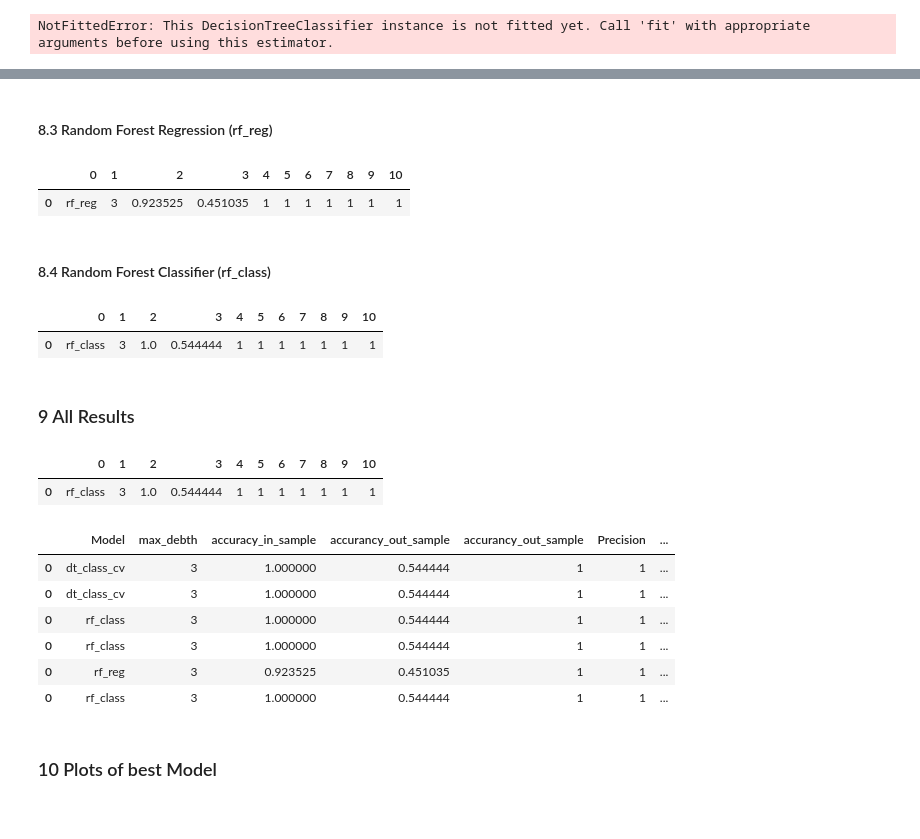
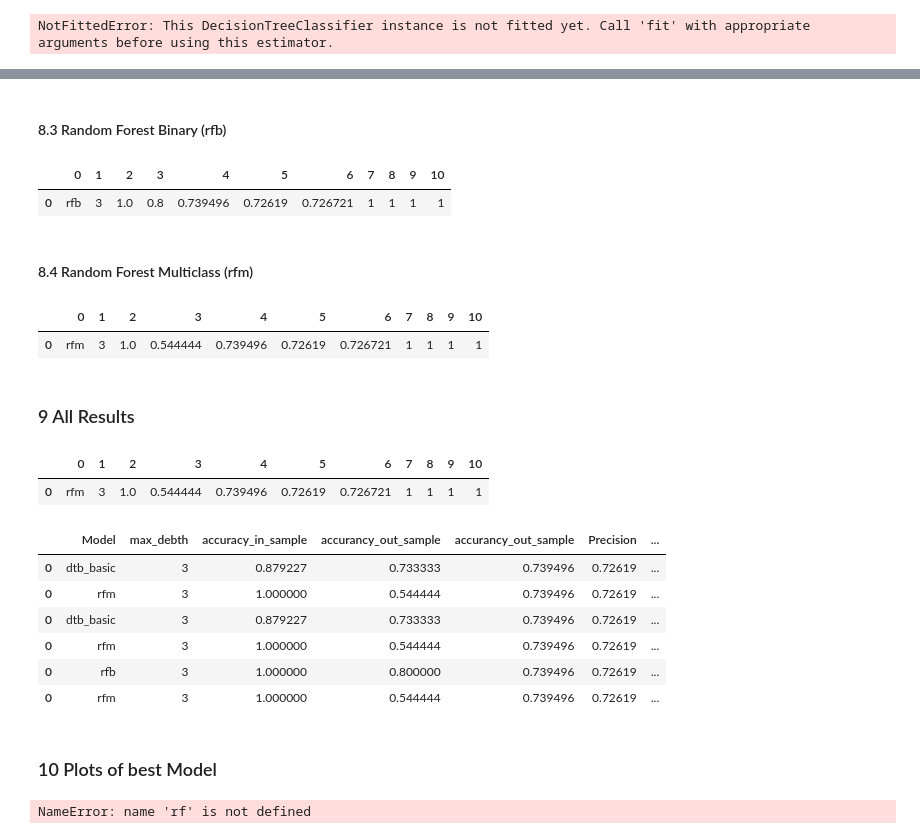
Before and after one commit to Liomat97/Machine-Learning, a Jupyter notebook: Test.ipynb, the cells around one changed output, grey strips where cells are left out. Drawn from its saved outputs; the diff is of its cells as text; code cells hidden in the pictures.

Commit message:
Änderung Regression zu Classifier

```diff
--- a/Test.ipynb
+++ b/Test.ipynb
@@ -684,3 +760,3 @@ dt_class_cv_results
 # %% [markdown]
-#### 8.3 Random Forest Regression (rf_reg)
+#### 8.3 Random Forest Binary (rfb)
 # %%
@@ -709,19 +785,19 @@ FP = 1
 FN = 1
 # %%
 #Append the Results from the Loop to the existing Dataframe:
-rf_reg_temp = [(model, max_debth, accuracy_in_sample, accurancy_out_sample, Precision, Recall, F1, TP, TN, FP, FN)]
-rf_reg_results = pd.DataFrame(rf_reg_temp)
-rf_reg_results
+rfb_temp = [(model, max_debth, accuracy_in_sample, accurancy_out_sample, Precision, Recall, F1, TP, TN, FP, FN)]
+rfb_results = pd.DataFrame(rfb_temp)
+rfb_results
 # %% [output]
 |  | 0 | 1 | 2 | 3 | 4 | 5 | 6 | 7 | 8 | 9 | 10 |
-| 0 | rf_reg | 3 | 0.923525 | 0.451035 | 1 | 1 | 1 | 1 | 1 | 1 | 1 |
+| 0 | rfb | 3 | 1.0 | 0.8 | 0.739496 | 0.72619 | 0.726721 | 1 | 1 | 1 | 1 |
 # %% [markdown]
-#### 8.4 Random Forest Classifier (rf_class)
+#### 8.4 Random Forest Multiclass (rfm)
 # %%
 # Import relevant packages
 from sklearn.ensemble import RandomForestClassifier
-rf_class = RandomForestClassifier(max_depth=10, random_state=0)
-rf_class.fit(x_multi_train, y_multi_train)
+rfm = RandomForestClassifier(max_depth=10, random_state=0)
+rfm.fit(x_multi_train, y_multi_train)
 
 from sklearn.metrics import roc_auc_score
 from sklearn.metrics import roc_curve, auc
@@ -730,56 +806,56 @@ from sklearn.metrics import precision_score
 from sklearn.metrics import recall_score
 from sklearn import metrics
 # %%
-model = 'rf_class'
+model = 'rfm'
 max_debth = 3
-accuracy_in_sample = rf_class.score(x_multi_train, y_multi_train)
-accurancy_out_sample = rf_class.score(x_multi_test, y_multi_test)
-Precision = 1
-Recall = 1
-F1 = 1
+accuracy_in_sample = rfm.score(x_multi_train, y_multi_train)
+accurancy_out_sample = rfm.score(x_multi_test, y_multi_test)
+Precision = report['macro avg']['precision']
+Recall = report['macro avg']['recall']
+F1 = report['macro avg']['f1-score']
 TP = 1
 TN = 1
 FP = 1
 FN = 1
 # %%
 #Append the Results from the Loop to the existing Dataframe:
-rf_class_temp = [(model, max_debth, accuracy_in_sample, accurancy_out_sample, Precision, Recall, F1, TP, TN, FP, FN)]
-rf_class_results = pd.DataFrame(rf_class_temp)
-rf_class_results
+rfm_temp = [(model, max_debth, accuracy_in_sample, accurancy_out_sample, Precision, Recall, F1, TP, TN, FP, FN)]
+rfm_results = pd.DataFrame(rfm_temp)
+rfm_results
 # %% [output]
 |  | 0 | 1 | 2 | 3 | 4 | 5 | 6 | 7 | 8 | 9 | 10 |
-| 0 | rf_class | 3 | 1.0 | 0.544444 | 1 | 1 | 1 | 1 | 1 | 1 | 1 |
+| 0 | rfm | 3 | 1.0 | 0.544444 | 0.739496 | 0.72619 | 0.726721 | 1 | 1 | 1 | 1 |
 # %% [markdown]
 ### 9 All Results
 # %%
-dt_reg_basic_results
-dt_reg_cv_results
-dt_class_basic_results
-dt_class_cv_results
-rf_reg_results
-rf_class_results
+dtb_basic_results
+dtm_cv_results
+dtb_basic_results
+dtm_cv_results
+rfb_results
+rfm_results
 # %% [output]
 |  | 0 | 1 | 2 | 3 | 4 | 5 | 6 | 7 | 8 | 9 | 10 |
-| 0 | rf_class | 3 | 1.0 | 0.544444 | 1 | 1 | 1 | 1 | 1 | 1 | 1 |
+| 0 | rfm | 3 | 1.0 | 0.544444 | 0.739496 | 0.72619 | 0.726721 | 1 | 1 | 1 | 1 |
 # %%
 Results = pd.DataFrame()
-Results = Results.append(dt_reg_basic_results)
-Results = Results.append(dt_reg_cv_results)
-Results = Results.append(dt_class_basic_results)
-Results = Results.append(dt_class_cv_results)
-Results = Results.append(rf_reg_results)
-Results = Results.append(rf_class_results)
+Results = Results.append(dtb_basic_results)
+Results = Results.append(dtm_cv_results)
+Results = Results.append(dtb_basic_results)
+Results = Results.append(dtm_cv_results)
+Results = Results.append(rfb_results)
+Results = Results.append(rfm_results)
 Results.rename(columns= {0:'Model', 1:'max_debth', 2:'accuracy_in_sample', 3:'accurancy_out_sample', 4:'accurancy_out_sample', 5:'Precision', 6:'Recall', 7:'F1', 8:'TP', 9:'TN', 10:'FP', 11:'FN' }, inplace = True)
 #Results.to_excel('Results.xlsx')
 Results
 # %% [output]
 |  | Model | max_debth | accuracy_in_sample | accurancy_out_sample | accurancy_out_sample | Precision | ... |
-| 0 | dt_class_cv | 3 | 1.000000 | 0.544444 | 1 | 1 | ... |
-| 0 | dt_class_cv | 3 | 1.000000 | 0.544444 | 1 | 1 | ... |
-| 0 | rf_class | 3 | 1.000000 | 0.544444 | 1 | 1 | ... |
-| 0 | rf_class | 3 | 1.000000 | 0.544444 | 1 | 1 | ... |
-| 0 | rf_reg | 3 | 0.923525 | 0.451035 | 1 | 1 | ... |
-| 0 | rf_class | 3 | 1.000000 | 0.544444 | 1 | 1 | ... |
+| 0 | dtb_basic | 3 | 0.879227 | 0.733333 | 0.739496 | 0.72619 | ... |
+| 0 | rfm | 3 | 1.000000 | 0.544444 | 0.739496 | 0.72619 | ... |
+| 0 | dtb_basic | 3 | 0.879227 | 0.733333 | 0.739496 | 0.72619 | ... |
+| 0 | rfm | 3 | 1.000000 | 0.544444 | 0.739496 | 0.72619 | ... |
+| 0 | rfb | 3 | 1.000000 | 0.800000 | 0.739496 | 0.72619 | ... |
+| 0 | rfm | 3 | 1.000000 | 0.544444 | 0.739496 | 0.72619 | ... |
 # %% [markdown]
 ### 10 Plots of best Model
 # %%
@@ -790,7 +866,9 @@ predicted_results
 accuracy_score(y_multi_train, predicted_results)
 
 from sklearn.tree import plot_tree
-plot_tree(de_reg_basic, filled = True, rounded = True)
+plot_tree(dtb_basic, filled = True, rounded = True)
+# %% [output]
+NameError: name 'rf' is not defined
 # %%
 # Out-of-sample
 y_pred = de_reg_basic.predict(x_multi_test)
```
Also changed, not shown: parts of 45 cells of this notebook.
